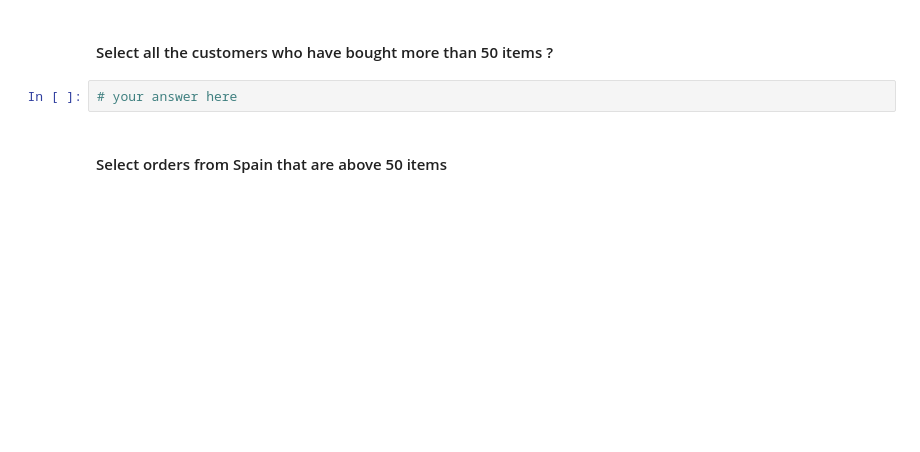
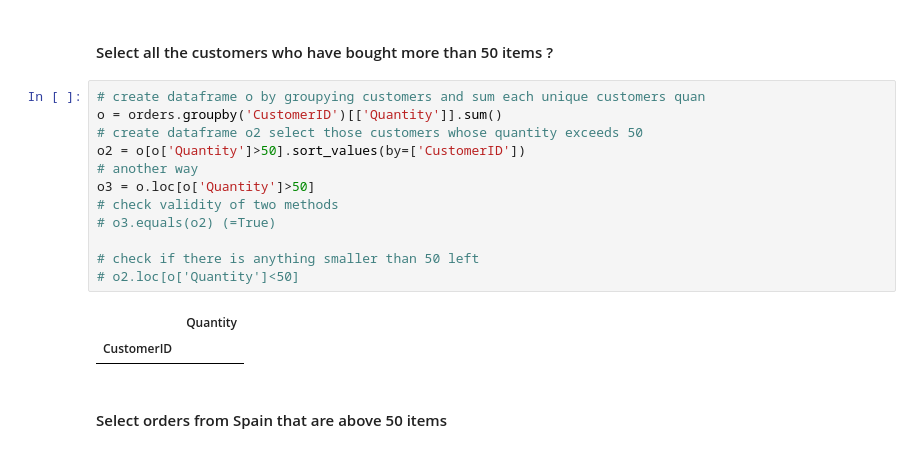
Before and after one commit to Lsacy/data-ber-08-20, a Jupyter notebook: Labs/module-2_labs/01_statistics/02_lab-subsetting-and-descriptive-stats/your-code/main.ipynb, the cells around one changed output. Cells and saved outputs as stored; diff of their text form; blank space fills up the shorter version.

```diff
--- a/Labs/module-2_labs/01_statistics/02_lab-subsetting-and-descriptive-stats/your-code/main.ipynb
+++ b/Labs/module-2_labs/01_statistics/02_lab-subsetting-and-descriptive-stats/your-code/main.ipynb
@@ -522,6 +534,19 @@ Length: 2485, dtype: int64
 # %% [markdown]
 #### Select all the customers who have bought more than 50 items ?
-# %%
-# your answer here
+# %%
+# create dataframe o by groupying customers and sum each unique customers quan
+o = orders.groupby('CustomerID')[['Quantity']].sum()
+# create dataframe o2 select those customers whose quantity exceeds 50
+o2 = o[o['Quantity']>50].sort_values(by=['CustomerID'])
+# another way
+o3 = o.loc[o['Quantity']>50]
+# check validity of two methods
+# o3.equals(o2) (=True)
+
+# check if there is anything smaller than 50 left
+# o2.loc[o['Quantity']<50]
+# %% [output]
+|  | Quantity |
+| CustomerID |  |
 # %% [markdown]
 #### Select orders from Spain that are above 50 items
```
Also changed, not shown: parts of 6 cells of this notebook, 1 other file.
